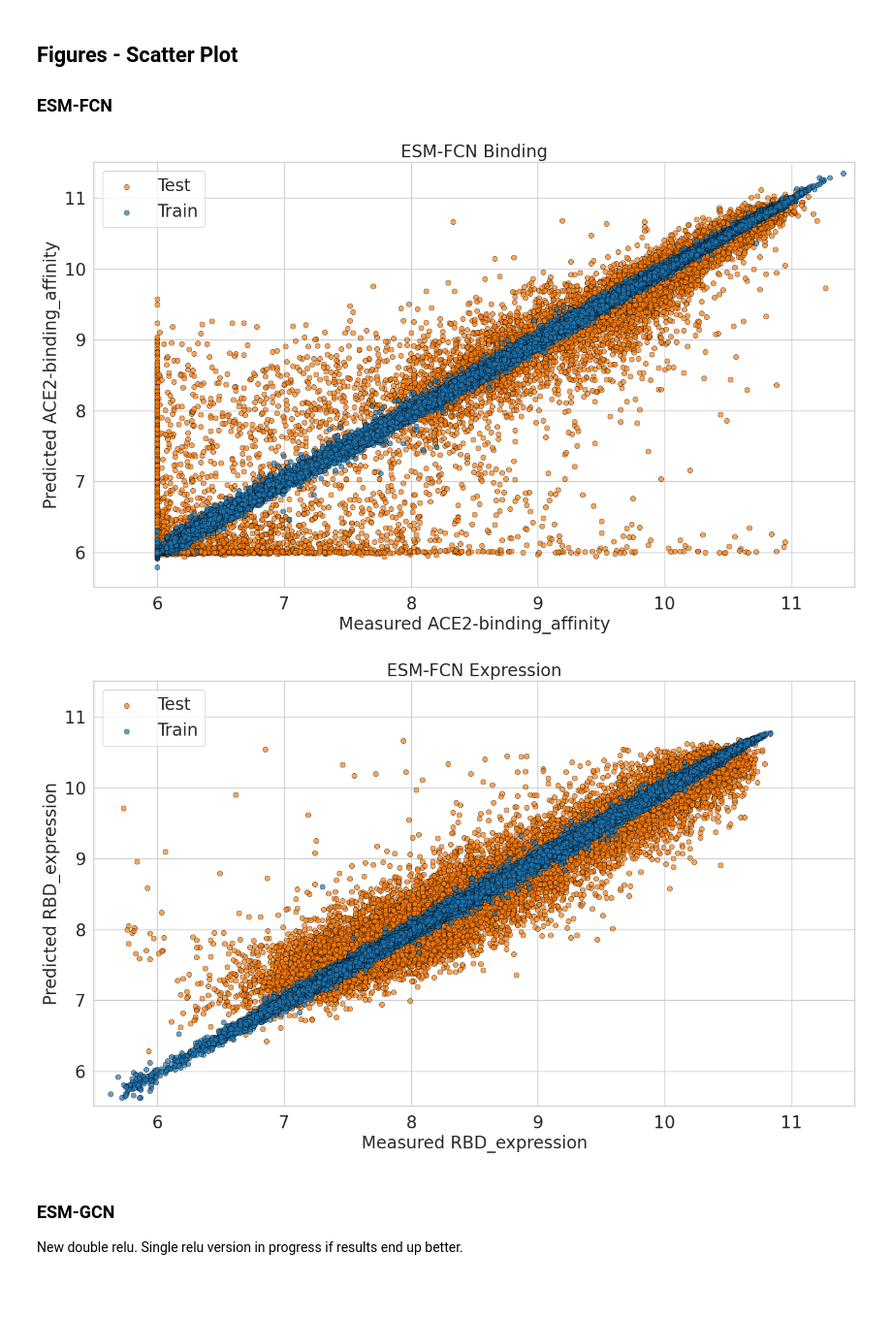
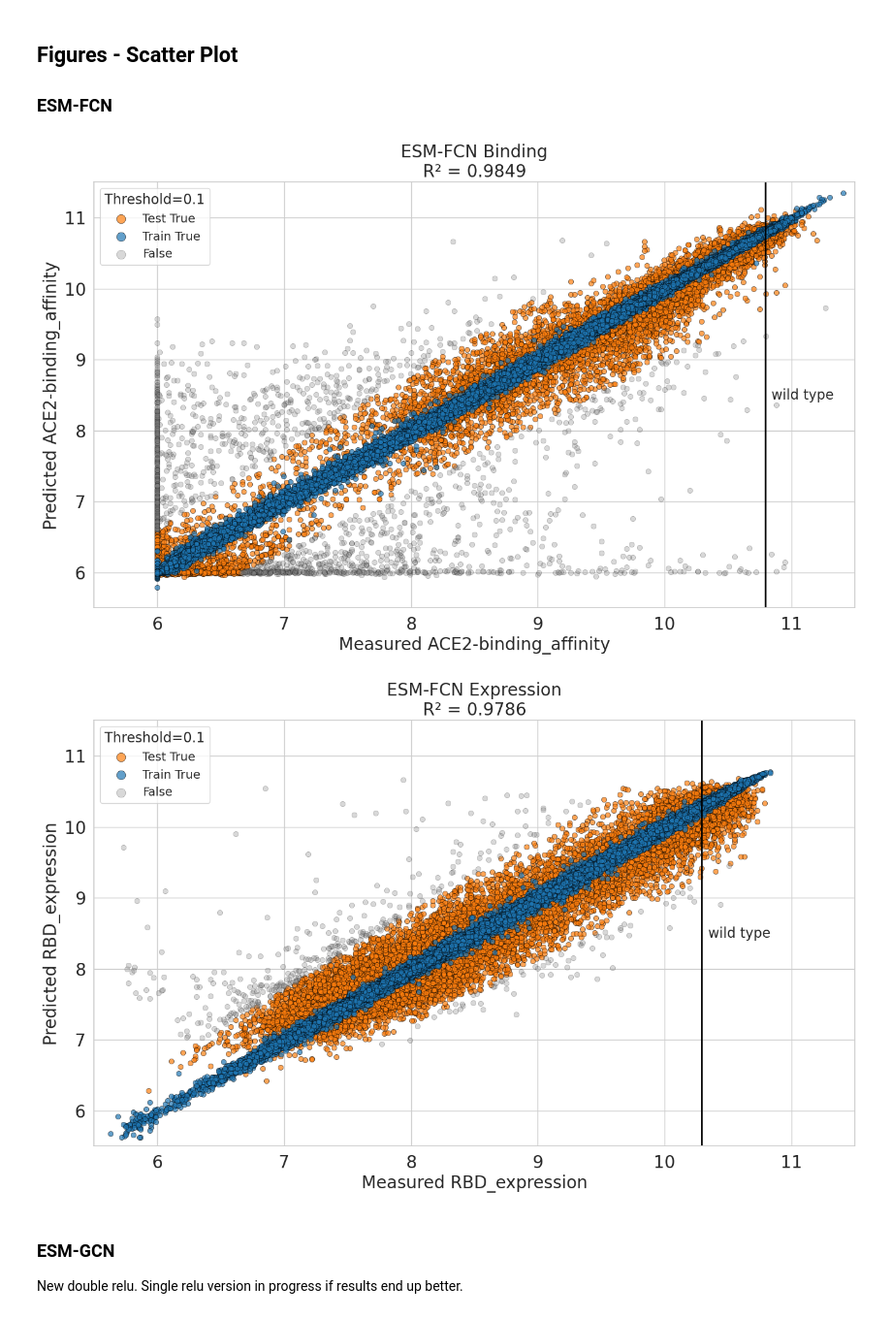
Before and after one commit to stelleg/Spike_NLP, a Jupyter notebook: notebooks/models/measured_vs_predicted_scatter.ipynb, the cells around one changed output. Shown at 97% size. Saved outputs shown, nothing was run; the diff lists cells and outputs as text; code cells hidden in the pictures; blank space fills up the shorter version.

Commit message:
add updated scatter plots

```diff
--- a/notebooks/models/measured_vs_predicted_scatter.ipynb
+++ b/notebooks/models/measured_vs_predicted_scatter.ipynb
@@ -5,0 +7,12 @@ We want to be able to see how well our models are at predicting. We will compare
+# %%
+import os
+import pandas as pd
+
+data_dir = "../../data/dms/original"
+binding_df = pd.read_csv(os.path.join(data_dir, "binding_Kds.csv"), sep=',', header=0)
+binding_df = binding_df.dropna(subset=['log10Ka']).reset_index(drop=True)
+wildtype_b_df = binding_df[binding_df['variant_class'].str.contains('wildtype', case=False, na=False)]
+wildtype_b_df = wildtype_b_df[['target', 'variant_class', 'aa_substitutions', 'log10Ka']].copy()
+wildtype_b_df['mean_log10Ka'] = wildtype_b_df.groupby('target')['log10Ka'].transform('mean')
+binding_wt = wildtype_b_df['mean_log10Ka'][8]
+binding_wt
@@ -5,0 +21,8 @@ We want to be able to see how well our models are at predicting. We will compare
+# %%
+expression_df = pd.read_csv(os.path.join(data_dir, "expression_meanFs.csv"), sep=',', header=0)
+expression_df = expression_df.dropna(subset=['ML_meanF']).reset_index(drop=True)
+wildtype_e_df = expression_df[expression_df['variant_class'].str.contains('wildtype', case=False, na=False)]
+wildtype_e_df = wildtype_e_df[['target', 'variant_class', 'aa_substitutions', 'ML_meanF']].copy()
+wildtype_e_df['mean_ML_meanF'] = wildtype_e_df.groupby('target')['ML_meanF'].transform('mean')
+expression_wt = wildtype_e_df['mean_ML_meanF'][11]
+expression_wt
@@ -494,18 +521,28 @@ Loaded in model from ../../results/run_results/esm_gcn/adam.lr1e-05.esm_gcn-DMS_
 ### ESM-FCN
 # %%
 import os
+import numpy as np
 import pandas as pd
 import seaborn as sns
 import matplotlib.pyplot as plt
+from sklearn.metrics import r2_score
 
-# Main plotting function
-def plot_predicted_value_scatter(merged_df, measured_df_col, predicted_rmse_df_col, title, save_as):
+def plot_predicted_value_scatter_with_threshold(merged_df, measured_df_col, predicted_rmse_df_col, title, save_as, wt_loc, threshold_percent=10):
     sns.set_theme(style="whitegrid")
     plt.figure(figsize=(16, 9))
     ax = plt.gca()
+    fontsize = 20
 
-    # Plot train and test data
-    test_df = merged_df[merged_df['mode'] == 'test']
+    # Calculate the threshold as 10% of measured values
+    merged_df['threshold'] = merged_df[measured_df_col] * (threshold_percent/100)
+    merged_df['abs_diff'] = np.abs(merged_df[measured_df_col] - merged_df[predicted_rmse_df_col])
+
+    # Separate data based on the relative threshold
+    within_threshold = merged_df[merged_df['abs_diff'] <= merged_df['threshold']]
+    outside_threshold = merged_df[merged_df['abs_diff'] > merged_df['threshold']]
+
+    # Plot train and test data within threshold
+    test_df = within_threshold[within_threshold['mode'] == 'test']
     sns.scatterplot(
         x=test_df[measured_df_col],
         y=test_df[predicted_rmse_df_col],
@@ -513,10 +550,10 @@ def plot_predicted_value_scatter(merged_df, measured_df_col, predicted_rmse_df_c
         edgecolor="black",
         alpha=0.7,
         ax=ax,
-        label="Test"
+        label="Test True"
     )
 
-    train_df = merged_df[merged_df['mode'] == 'train']
+    train_df = within_threshold[within_threshold['mode'] == 'train']
     sns.scatterplot(
         x=train_df[measured_df_col],
         y=train_df[predicted_rmse_df_col],
@@ -524,46 +561,66 @@ def plot_predicted_value_scatter(merged_df, measured_df_col, predicted_rmse_df_c
         edgecolor="black",
         alpha=0.7,
         ax=ax,
-        label="Train"
+        label="Train True"
     )
 
-    fontsize = 20
+    # Plot train and test data outside threshold (greyed out)
+    sns.scatterplot(
+        data=outside_threshold,
+        x=measured_df_col,
+        y=predicted_rmse_df_col,
+        color="gray",
+        edgecolor="black",
+        alpha=0.3,
+        ax=ax,
+        label="False"
+    )
+
+    # Add vertical line wildtype loc
+    plt.axvline(x=wt_loc, color='black', linestyle='-', linewidth=2)
+    plt.text(wt_loc+0.05, 8.4, 'wild type',
+            verticalalignment='bottom',
+            fontsize=fontsize-4)
+
+    # Calculate R² for data
+    r2_value = r2_score(merged_df[measured_df_col], merged_df[predicted_rmse_df_col])
+
     plt.xlim(5.5, 11.5)
     plt.ylim(5.5, 11.5)
     plt.xlabel(f"Measured {measured_df_col}", fontsize=fontsize)
     plt.ylabel(f"Predicted {measured_df_col}", fontsize=fontsize)
     plt.xticks(fontsize=fontsize)
     plt.yticks(fontsize=fontsize)
-    plt.title(title, fontsize=fontsize)
-    plt.legend(loc="upper left", fontsize=fontsize)
+    plt.title(f"{title}\nR² = {r2_value:.4f}", fontsize=fontsize)
+    plt.legend(loc="upper left", title="Threshold=0.1", markerscale=1.75, fontsize=fontsize-6, title_fontsize=fontsize-4)
     plt.savefig(save_as, format='pdf')
     plt.savefig(save_as.replace('.pdf', '.png'), format='png')
     plt.show()
 
 measured_df = pd.read_csv("../../data/dms/mutation_combined_DMS_OLD.csv", sep=',', header=0, usecols=['label', 'ACE2-binding_affinity'])
 predicted_rmse_df = pd.read_csv("../../results/run_results/esm_fcn/adam.lr1e-05.esm_fcn-DMS_OLD-binding-2024-12-04_17-54/all_predicted_values_best_saved.csv", sep=',', header=0).reset_index(drop=True)
 merged_df = pd.merge(
     predicted_rmse_df,
     measured_df,
     left_on='seq_id',
     right_on='label',
     how='inner'
 ).drop('label', axis=1)
-plot_predicted_value_scatter(merged_df, "ACE2-binding_affinity", "predicted_value", "ESM-FCN Binding", "../../results/plots/measured_vs_predicted/esm_fcn_binding-scatter.pdf")
+plot_predicted_value_scatter_with_threshold(merged_df, "ACE2-binding_affinity", "predicted_value", "ESM-FCN Binding", "../../results/plots/measured_vs_predicted/esm_fcn_binding-scatter.pdf", binding_wt)
 
 measured_df = pd.read_csv("../../data/dms/mutation_combined_DMS_OLD.csv", sep=',', header=0, usecols=['label', 'RBD_expression'])
 predicted_rmse_df = pd.read_csv("../../results/run_results/esm_fcn/adam.lr1e-04.esm_fcn-DMS_OLD-expression-2024-12-05_04-15/all_predicted_values_best_saved.csv", sep=',', header=0).reset_index(drop=True)
 merged_df = pd.merge(
     predicted_rmse_df ,
     measured_df,
     left_on='seq_id',
     right_on='label',
     how='inner'
 ).drop('label', axis=1)
-plot_predicted_value_scatter(merged_df, "RBD_expression", "predicted_value", "ESM-FCN Expression", "../../results/plots/measured_vs_predicted/esm_fcn_expression-scatter.pdf")
+plot_predicted_value_scatter_with_threshold(merged_df, "RBD_expression", "predicted_value", "ESM-FCN Expression", "../../results/plots/measured_vs_predicted/esm_fcn_expression-scatter.pdf", expression_wt)
 # %% [output]
-[figure, old version]
+[figure, new version]
-[figure, old version]
+[figure, new version]
 # %% [markdown]
 ### ESM-GCN
 New double relu. Single relu version in progress if results end up better.
```
Also changed, not shown: parts of 5 cells of this notebook, 25 other files.
